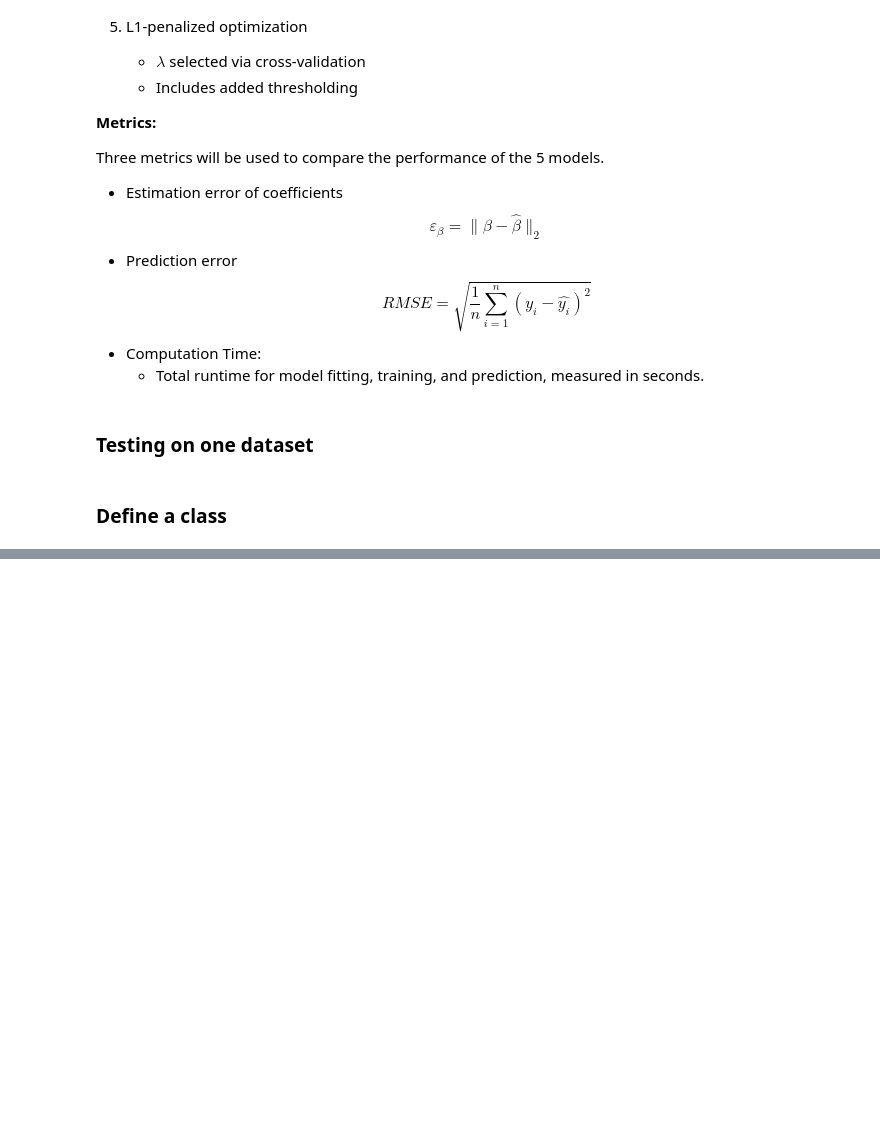
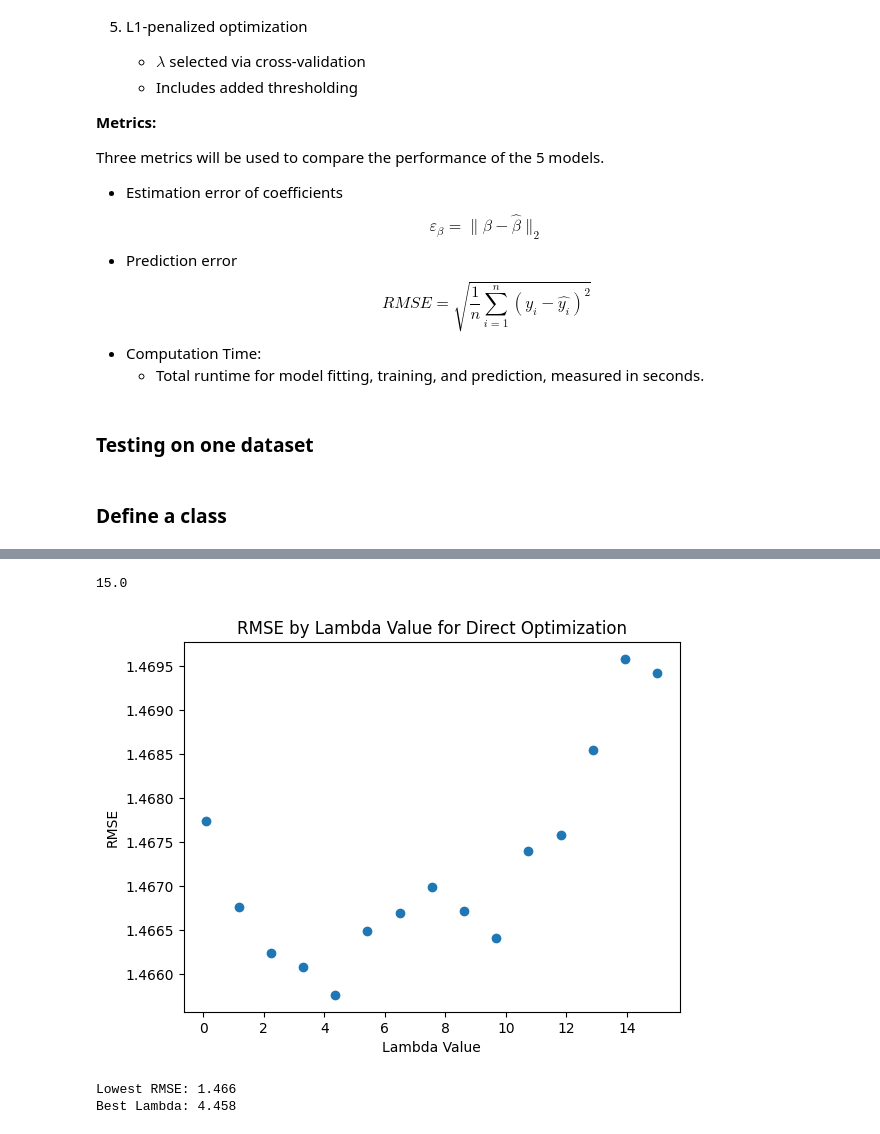
Before and after one commit to liv-fing/gp-feature-selection-simulation, a Jupyter notebook: 9. Simulation.ipynb, the cells around one changed output, grey strips where cells are left out. Drawn from its saved outputs; the diff is of its cells as text; code cells hidden in the pictures; blank space fills up the shorter version.

```diff
--- a/9. Simulation.ipynb
+++ b/9. Simulation.ipynb
@@ -192,0 +326,4 @@ class GPFeatureSelect:
+# %%
+mod2_ard = GPFeatureSelect(model_type = 'ard')
+mod2_ard.fit(Xtrain, ytrain)
+mod2_ard.get_metrics(Xtest, ytest, beta_true)
@@ -192,0 +334,4 @@ class GPFeatureSelect:
+# %%
+mod3_las_std = GPFeatureSelect(model_type = 'lasso_std')
+mod3_las_std.fit(Xtrain, ytrain)
+mod3_las_std.get_metrics(Xtest, ytest, beta_true)
@@ -192,0 +346,4 @@ class GPFeatureSelect:
+# %%
+mod4_las_ard = GPFeatureSelect(model_type = 'lasso_ard')
+mod4_las_ard.fit(Xtrain, ytrain)
+mod4_las_ard.get_metrics(Xtest, ytest, beta_true)
@@ -192,0 +358,4 @@ class GPFeatureSelect:
+# %%
+mod5_l1_gp = GPFeatureSelect(model_type = 'l1_gp')
+mod5_l1_gp.fit(Xtrain, ytrain)
+mod5_l1_gp.get_metrics(Xtest, ytest, beta_true)
@@ -192,0 +369,62 @@ class GPFeatureSelect:
+# %%
+print(mod5_l1_gp.lambda_val)
+# %% [output]
+15.0
+# %%
+m = 30
+
+def training_loss_lasso(model, lambda_val):
+    base_loss = model.training_loss()
+    l1_penalty = lambda_val * tf.reduce_sum(tf.abs(model.mean_function.A))
+    return base_loss + l1_penalty
+
+#ytrain = ytrain.to_numpy().reshape(-1, 1)
+#Xtest = Xtest.to_numpy()
+
+
+opt = gpf.optimizers.Scipy()
+
+rmse_vals_4b = []
+lbda_vals_4b = []
+
+
+for lbda in np.linspace(0.1, 15, 15):
+    A_init = tf.zeros((m, 1), dtype=tf.float64)
+    b_init = tf.zeros((1,), dtype=tf.float64)
+
+    kernel = gpf.kernels.SquaredExponential(lengthscales = np.ones(m))
+    likelihood = gpf.likelihoods.Gaussian()
+    mean_function = gpf.functions.Linear(A=A_init, b = b_init)
+
+    mod4b= gpf.models.GPR(
+        data=(Xtrain, ytrain),
+        kernel=kernel,
+        likelihood = likelihood,
+        mean_function = mean_function
+        )
+
+    opt.minimize(
+    lambda: training_loss_lasso(mod4b, lbda),
+    mod4b.trainable_variables)
+    y_pred, y_var = mod4b.predict_y(Xtest)
+    rmse = mean_squared_error(ytest, y_pred, squared=False)
+
+    rmse_vals_4b.append(rmse)
+    lbda_vals_4b.append(lbda)
+
+plt.scatter(lbda_vals_4b, rmse_vals_4b)
+plt.title('RMSE by Lambda Value for Direct Optimization')
+plt.ylabel('RMSE')
+plt.xlabel('Lambda Value')
+plt.show()
+# %% [output]
+[figure, added]
+# %%
+rmse4b = np.min(rmse_vals_4b)
+lbda4b = lbda_vals_4b[np.argmin(rmse_vals_4b)]
+
+print(f'Lowest RMSE: {rmse4b:.3f}')
+print(f'Best Lambda: {lbda4b:.3f}')
+# %% [output]
+Lowest RMSE: 1.466
+Best Lambda: 4.458
```
Also changed, not shown: parts of 16 cells of this notebook, 1 other file.
